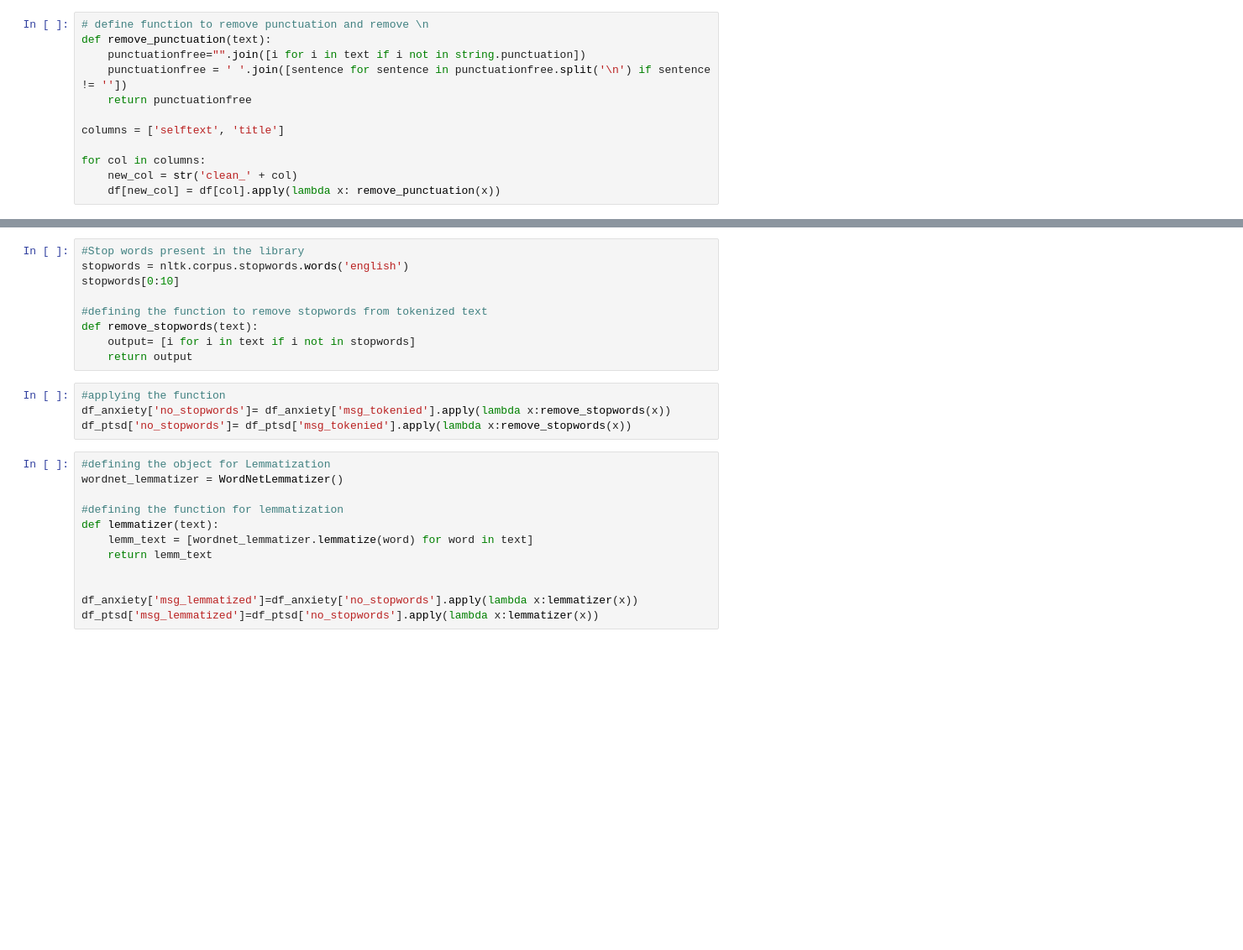
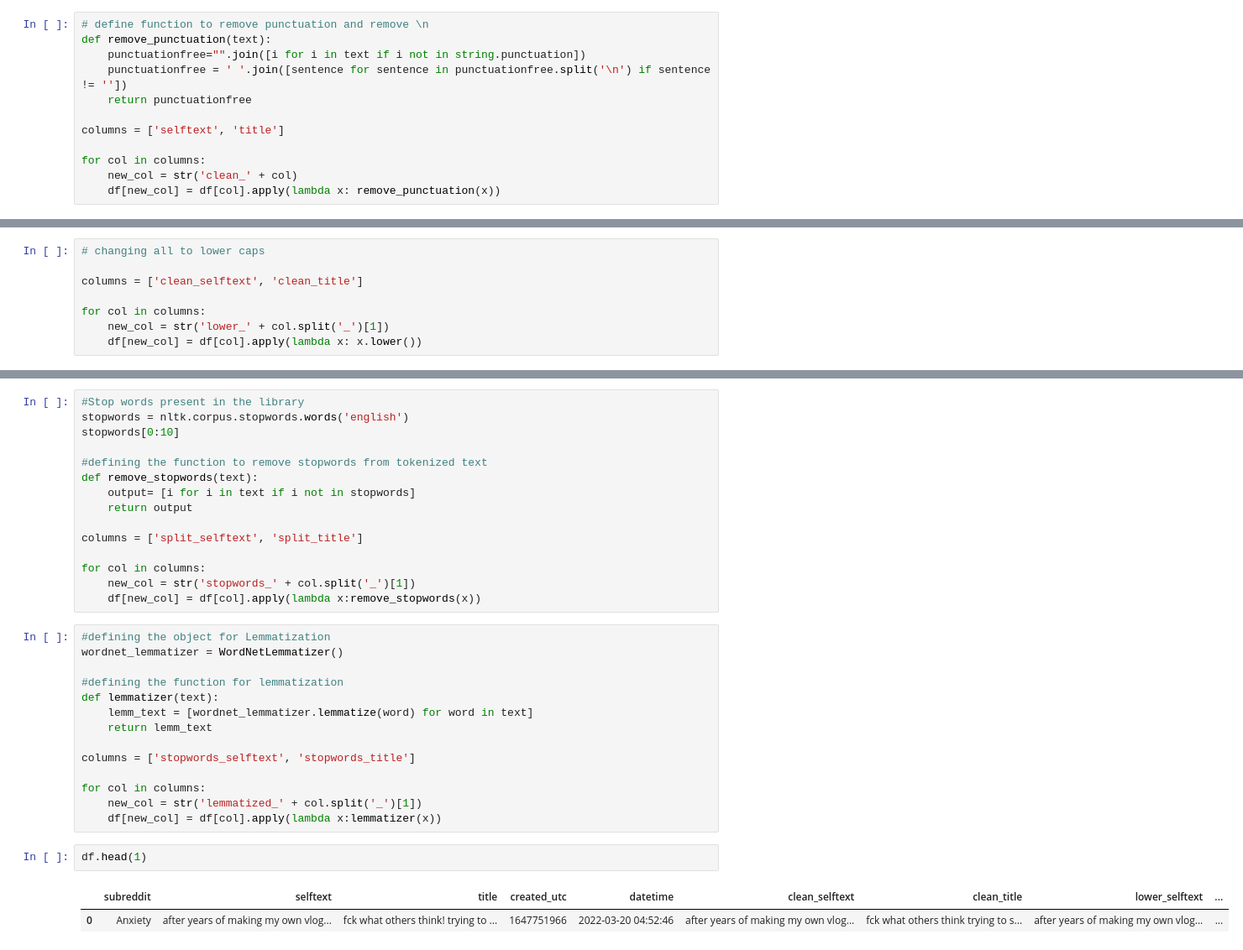
Before and after one commit to msamhz/GA-Lessons, a Jupyter notebook: project_3/Project3_Anxiety_PTSD.ipynb, the cells around one changed output, grey strips where cells are left out. Shown at 84% size. Cells and saved outputs as stored; diff of their text form; blank space fills up the shorter version.

```diff
--- a/project_3/Project3_Anxiety_PTSD.ipynb
+++ b/project_3/Project3_Anxiety_PTSD.ipynb
@@ -31,0 +61,8 @@ df_anxiety['msg_tokenied']= df_anxiety['clean_msg'].apply(lambda x: x.split())
+# %%
+# changing all to lower caps
+
+columns = ['clean_selftext', 'clean_title']
+
+for col in columns:
+    new_col = str('lower_' + col.split('_')[1])
+    df[new_col] = df[col].apply(lambda x: x.lower())
@@ -38,10 +83,12 @@ stopwords[0:10]
 def remove_stopwords(text):
     output= [i for i in text if i not in stopwords]
     return output
+
+columns = ['split_selftext', 'split_title']
+
+for col in columns:
+    new_col = str('stopwords_' + col.split('_')[1])
+    df[new_col] = df[col].apply(lambda x:remove_stopwords(x))
-# %%
-#applying the function
-df_anxiety['no_stopwords']= df_anxiety['msg_tokenied'].apply(lambda x:remove_stopwords(x))
-df_ptsd['no_stopwords']= df_ptsd['msg_tokenied'].apply(lambda x:remove_stopwords(x))
 # %%
 #defining the object for Lemmatization
 wordnet_lemmatizer = WordNetLemmatizer()
@@ -51,6 +98,13 @@ def lemmatizer(text):
     lemm_text = [wordnet_lemmatizer.lemmatize(word) for word in text]
     return lemm_text
 
+columns = ['stopwords_selftext', 'stopwords_title']
 
-df_anxiety['msg_lemmatized']=df_anxiety['no_stopwords'].apply(lambda x:lemmatizer(x))
-df_ptsd['msg_lemmatized']=df_ptsd['no_stopwords'].apply(lambda x:lemmatizer(x))
+for col in columns:
+    new_col = str('lemmatized_' + col.split('_')[1])
+    df[new_col] = df[col].apply(lambda x:lemmatizer(x))
+# %%
+df.head(1)
+# %% [output]
+|  | subreddit | selftext | title | created_utc | datetime | clean_selftext | clean_title | lower_selftext | ... |
+| 0 | Anxiety | after years of making my own vlog... | fck what others think! trying to ... | 1647751966 | 2022-03-20 04:52:46 | after years of making my own vlog... | fck what others think trying to s... | after years of making my own vlog... | ... |
```
Also changed, not shown: parts of 14 cells of this notebook.
